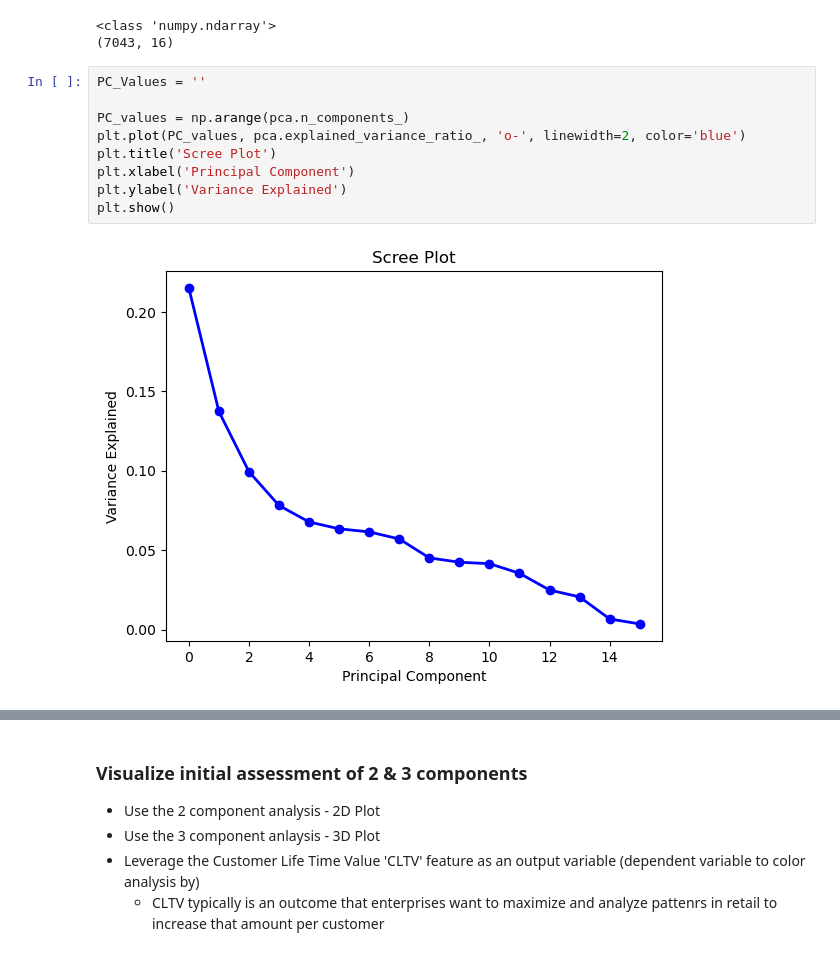
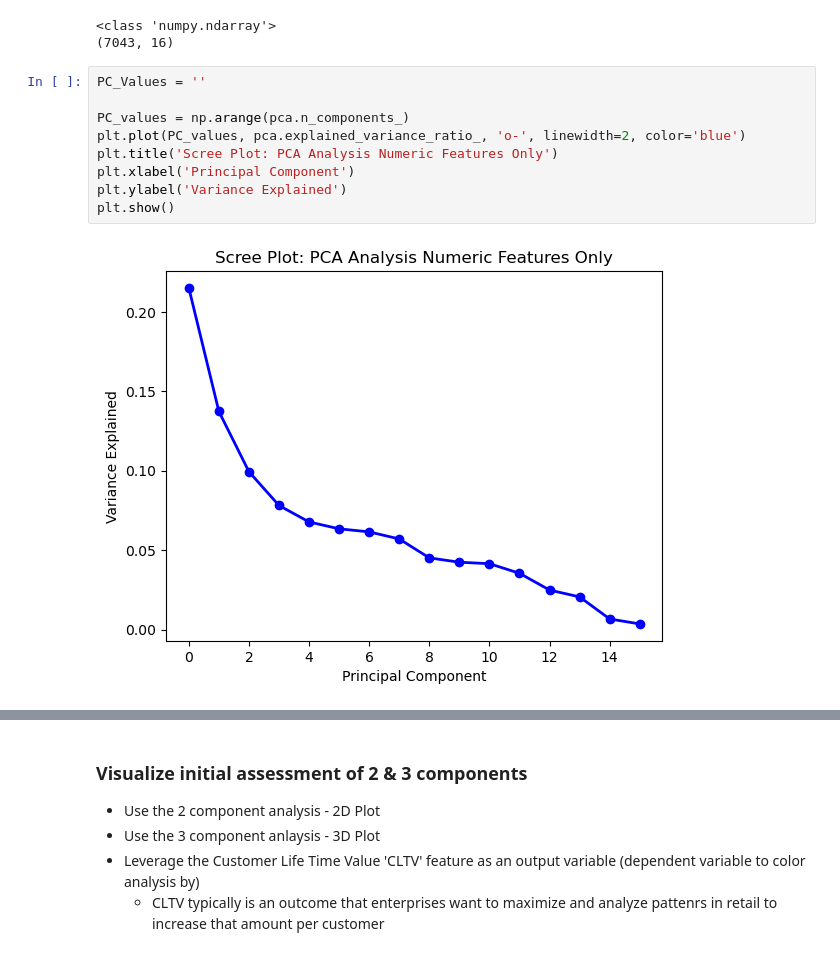
Before and after one commit to kesavan2017/ucbe-AIML-tryit-exercise-62, a Jupyter notebook: tryit_6.2.ipynb, the cells around one changed output, grey strips where cells are left out. Drawn from its saved outputs; the diff is of its cells as text.

Commit message:
Updates and corrections to graphs pending more analysis of PCA 2 for categorical features added to analysis

```diff
--- a/tryit_6.2.ipynb
+++ b/tryit_6.2.ipynb
@@ -265,14 +265,14 @@ print(components.shape)
 # %%
 PC_Values = ''
 
 PC_values = np.arange(pca.n_components_)
 plt.plot(PC_values, pca.explained_variance_ratio_, 'o-', linewidth=2, color='blue')
-plt.title('Scree Plot')
+plt.title('Scree Plot: PCA Analysis Numeric Features Only')
 plt.xlabel('Principal Component')
 plt.ylabel('Variance Explained')
 plt.show()
 # %% [output]
-[figure, old version]
+[figure, new version]
 # %%
 # Create the bar plot for individual variances
 # Reference Medium Blog Article for code reuse for problem: https://medium.com/@megha.natarajan/understanding-cumulative-explained-variance-in-pca-with-python-653e3592a77c
```
Also changed, not shown: parts of 13 cells of this notebook.
